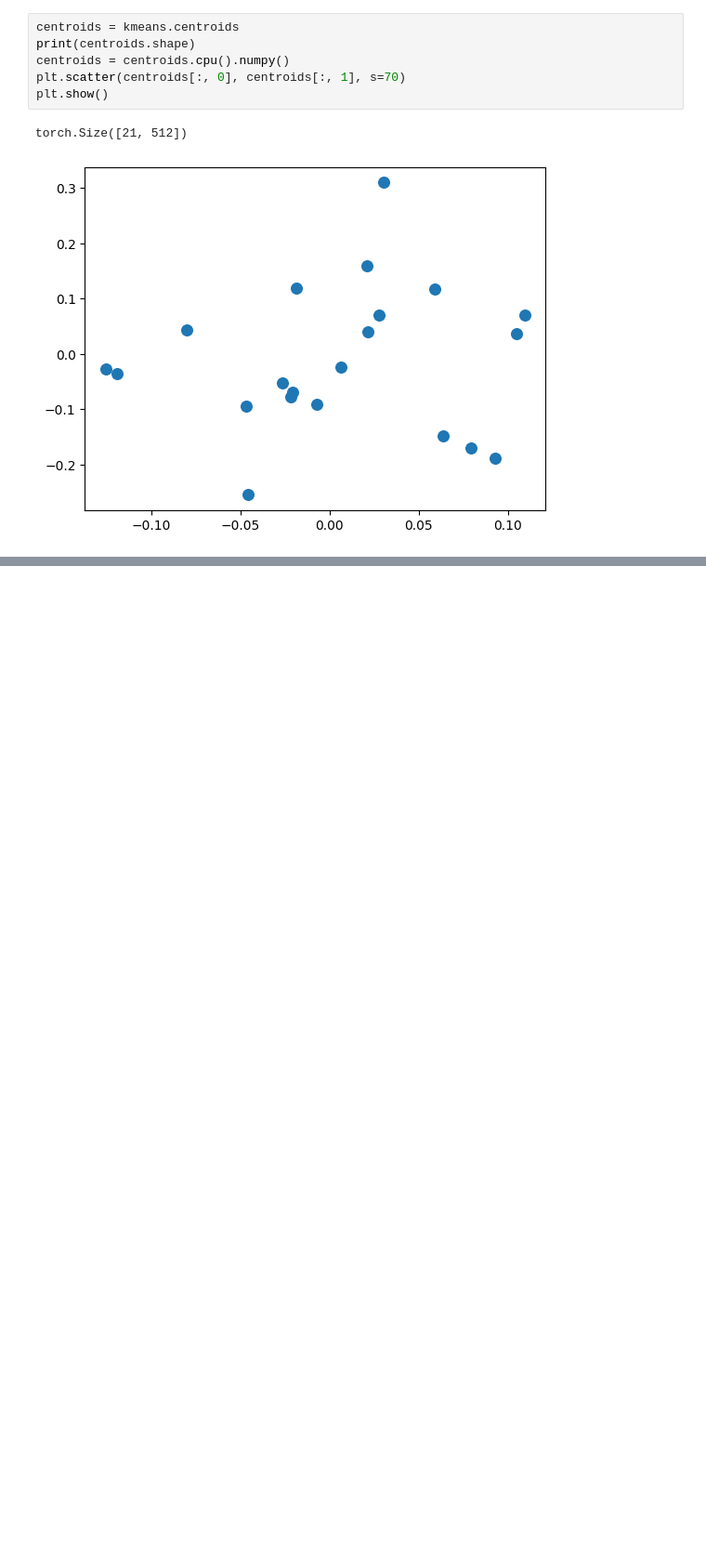
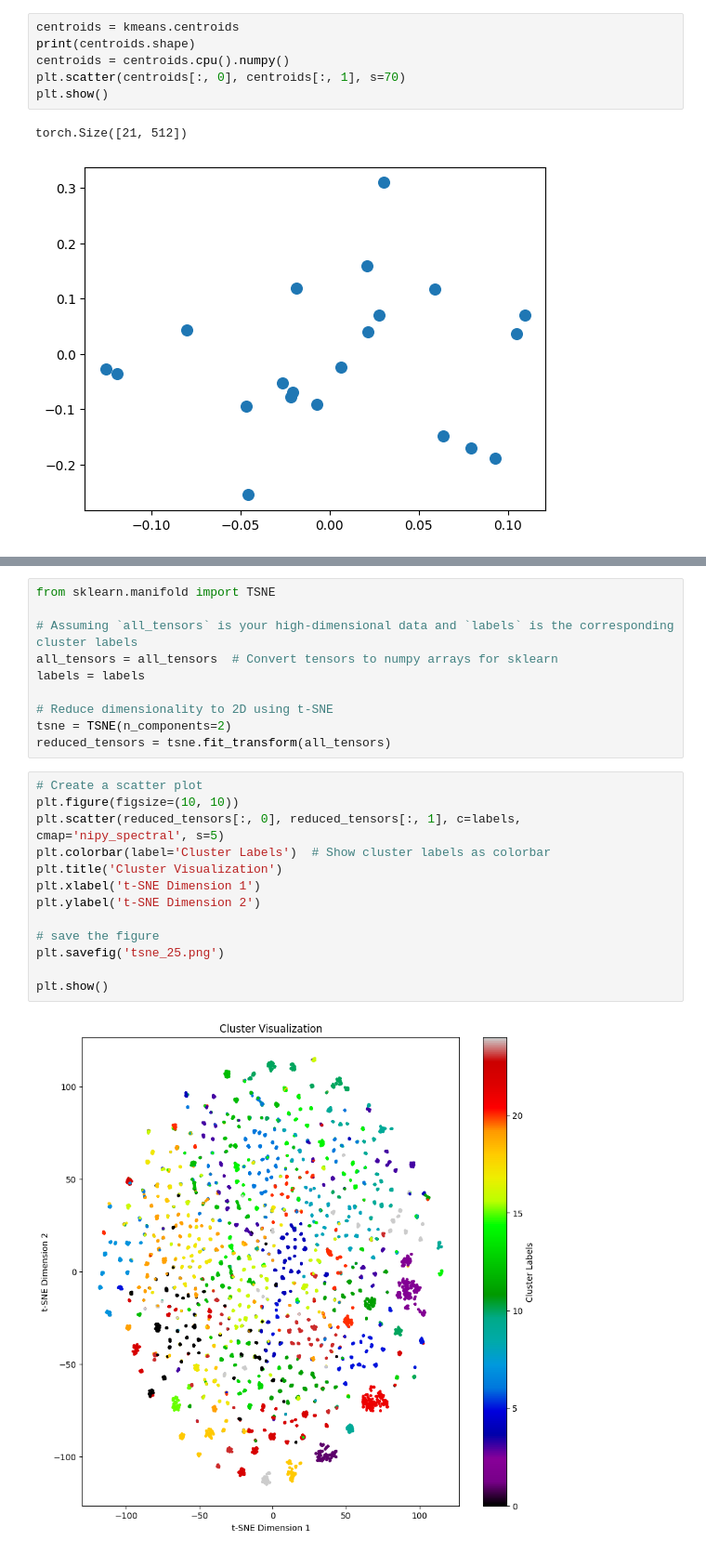
Before and after one commit to Anonymous-Sup/CVAE, a Jupyter notebook: prepare_data/prepare.ipynb, the cells around one changed output, grey strips where cells are left out. Shown at 93% size. Drawn from its saved outputs; the diff is of its cells as text; blank space fills up the shorter version.

```diff
--- a/prepare_data/prepare.ipynb
+++ b/prepare_data/prepare.ipynb
@@ -253,0 +318,25 @@ torch.Size([21, 512])
+# %%
+from sklearn.manifold import TSNE
+
+# Assuming `all_tensors` is your high-dimensional data and `labels` is the corresponding cluster labels
+all_tensors = all_tensors  # Convert tensors to numpy arrays for sklearn
+labels = labels
+
+# Reduce dimensionality to 2D using t-SNE
+tsne = TSNE(n_components=2)
+reduced_tensors = tsne.fit_transform(all_tensors)
+# %%
+# Create a scatter plot
+plt.figure(figsize=(10, 10))
+plt.scatter(reduced_tensors[:, 0], reduced_tensors[:, 1], c=labels, cmap='nipy_spectral', s=5)
+plt.colorbar(label='Cluster Labels')  # Show cluster labels as colorbar
+plt.title('Cluster Visualization')
+plt.xlabel('t-SNE Dimension 1')
+plt.ylabel('t-SNE Dimension 2')
+
+# save the figure
+plt.savefig('tsne_25.png')
+
+plt.show()
+# %% [output]
+[figure, added]
```
Also changed, not shown: parts of 4 cells of this notebook, 14 other files.
